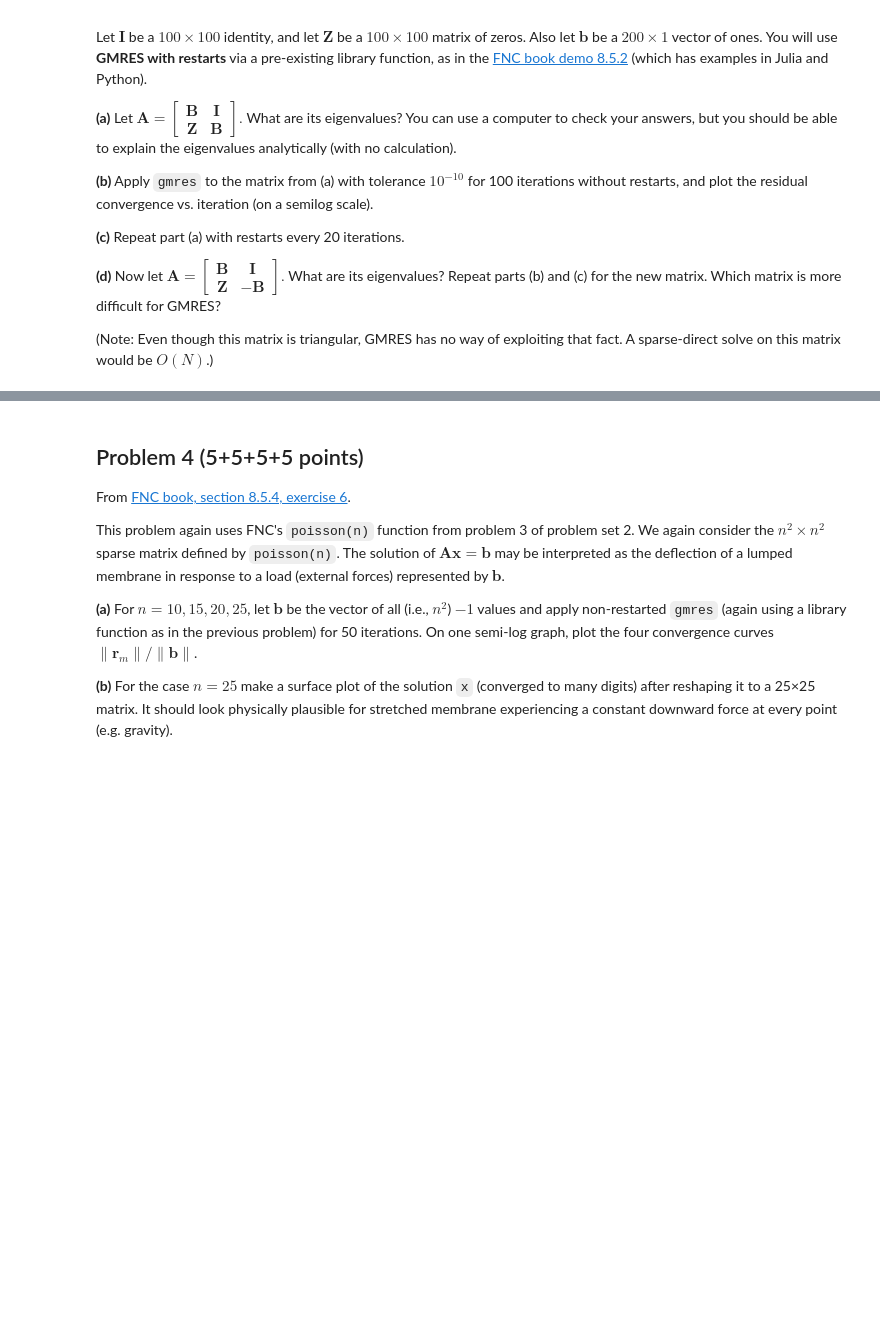
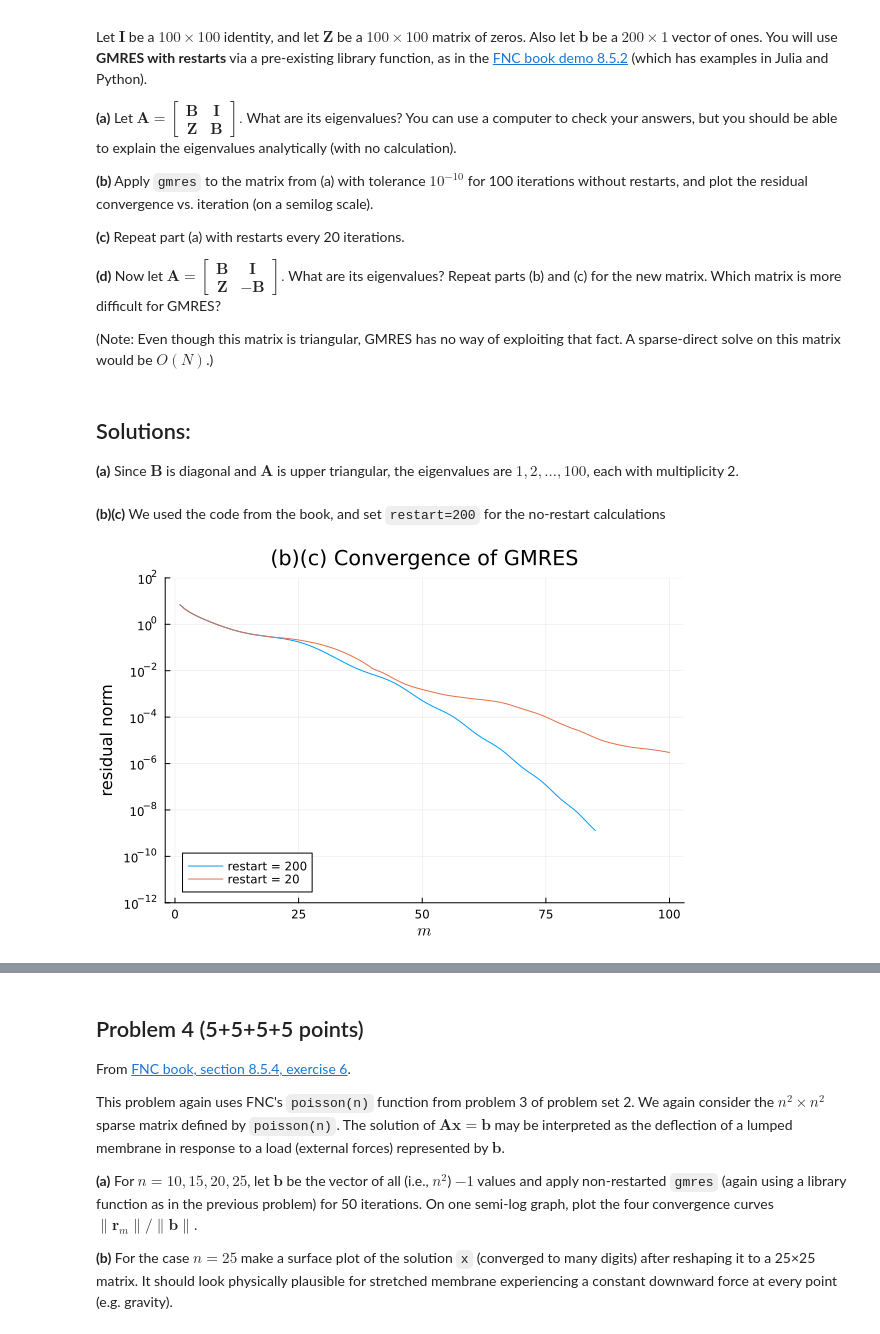
Before and after one commit to mitmath/numerical_spoke_linalg, a Jupyter notebook: psets/pset3sol.ipynb, the cells around one changed output, grey strips where cells are left out. Cells and saved outputs as stored; diff of their text form; code cells hidden in the pictures; blank space fills up the shorter version.

```diff
--- a/psets/pset3sol.ipynb
+++ b/psets/pset3sol.ipynb
@@ -123,3 +131,30 @@ Let $\mathbf{I}$ be a $100\times 100$ identity, and let $\mathbf{Z}$ be a $100\t
 **(d)** Now let $\mathbf{A} = \begin{bmatrix} \mathbf{B} & \mathbf{I} \\ \mathbf{Z} & -\mathbf{B} \end{bmatrix}.$ What are its eigenvalues? Repeat parts (b) and (c) for the new matrix. Which matrix is more difficult for GMRES?
 
 (Note: Even though this matrix is triangular, GMRES has no way of exploiting that fact.  A sparse-direct solve on this matrix would be $O(N)$.)
+# %% [markdown]
+## Solutions:
+ **(a)** Since $\mathbf{B}$ is diagonal and $\mathbf{A}$ is upper triangular, the eigenvalues are $1, 2, \dots, 100$, each with multiplicity 2.
+# %% [markdown]
+**(b)(c)** We used the code from the book, and set ``restart=200`` for the no-restart calculations
+# %%
+n=100
+B = Diagonal(1:n)
+A1 = [B Matrix{Float64}(I, n, n); zeros(n,n) B]
+A2 = [B Matrix{Float64}(I, n, n); zeros(n,n) -B]
+b = ones(2n);
+# %%
+using IterativeSolvers
+reltol = 1e-10;
+# %%
+plt = plot(title="(b)(c) Convergence of GMRES", legend=:bottomleft,
+    xaxis=(L"m"),  yaxis=(:log10, "residual norm", [1e-12, 100]))
+
+for restart in [200, 20]
+    x, hist = IterativeSolvers.gmres(A1, b; restart, reltol,
+        maxiter=100, log=true)
+    plot!(hist[:resnorm], label="restart = $restart")
+end
+
+plt
+# %% [output]
+[figure, added]
```
Also changed, not shown: parts of 15 cells of this notebook.
